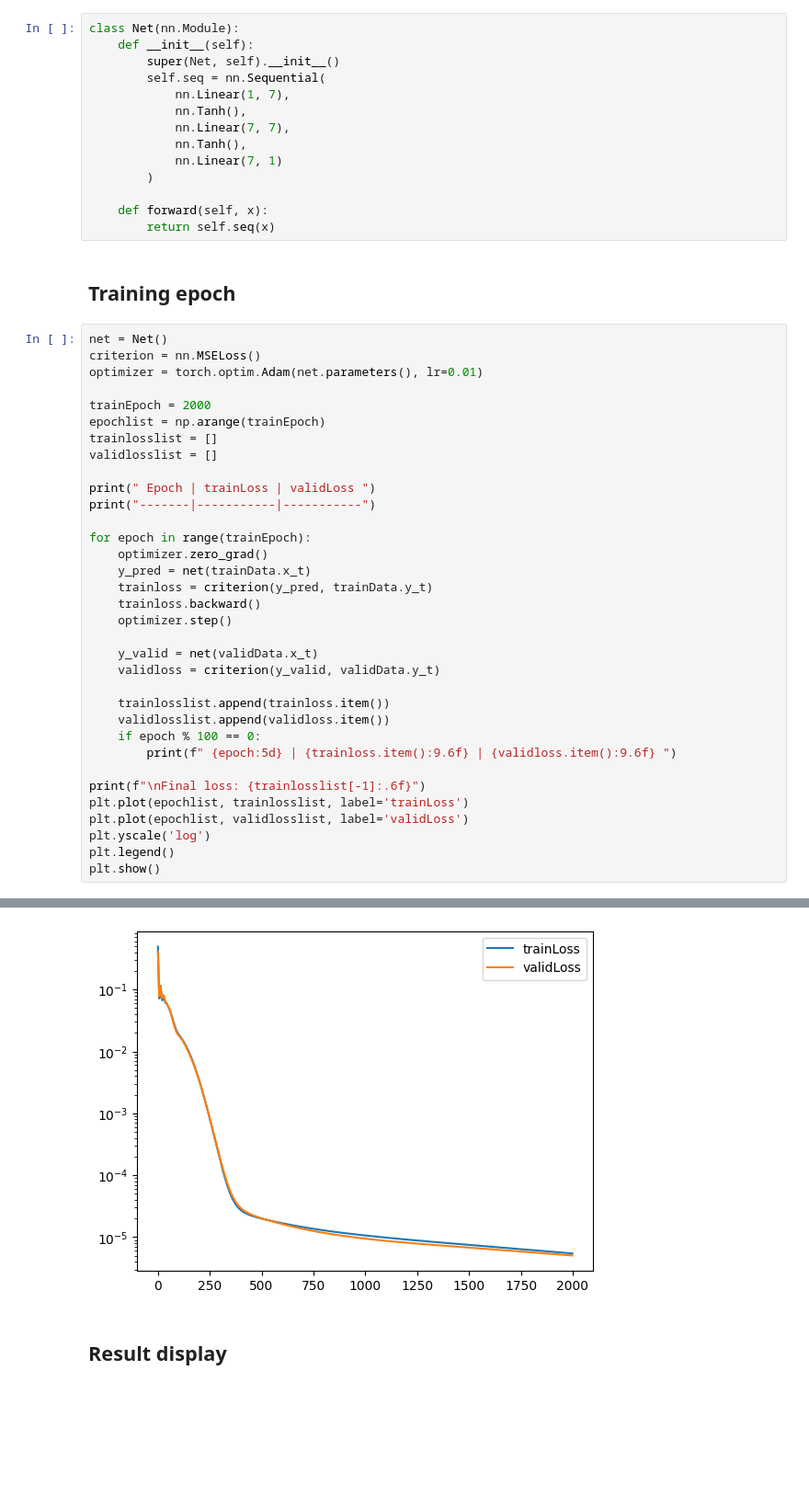
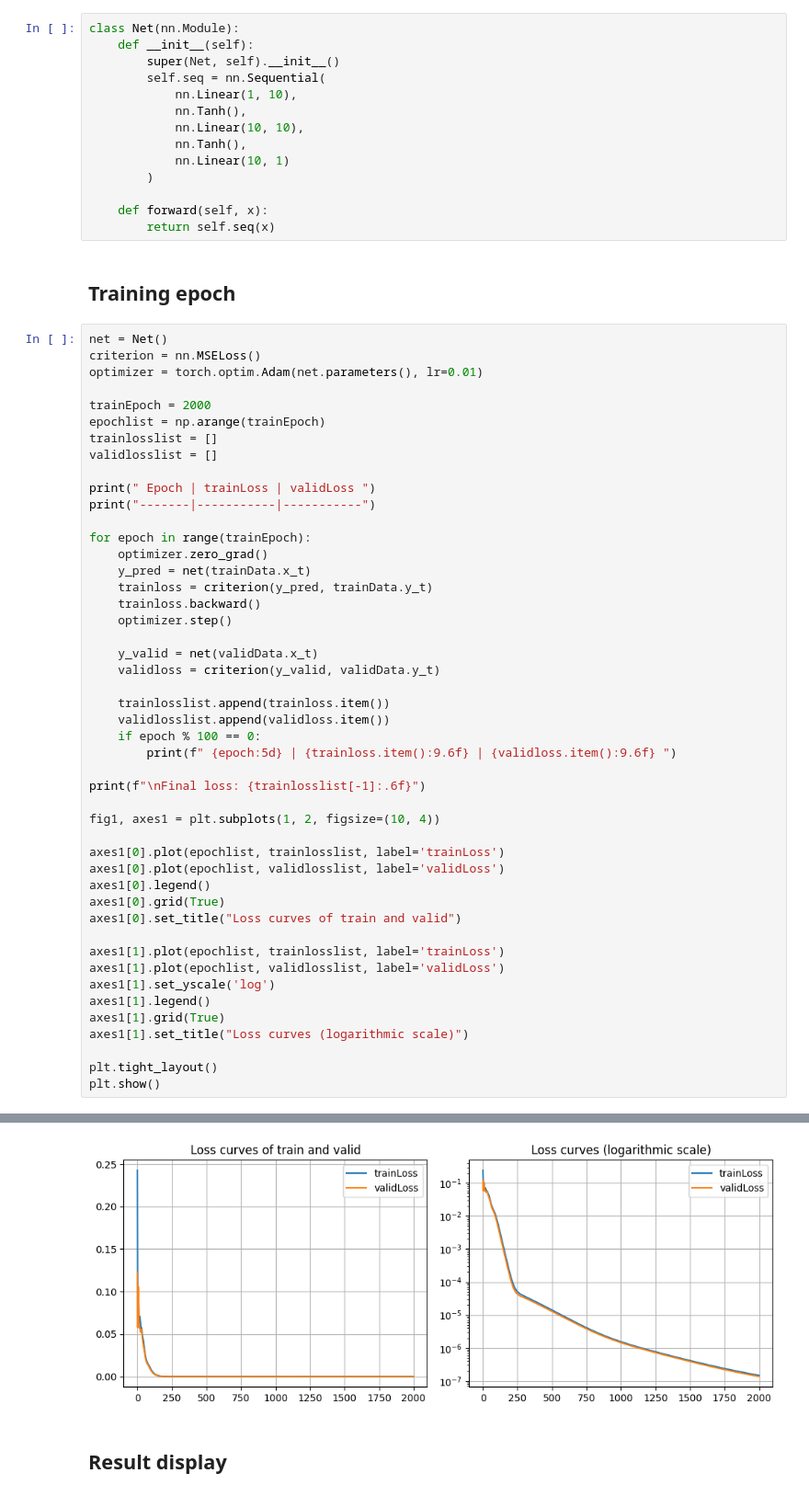
Before and after one commit to hirasawahaonycu/2025_machine_learning, a Jupyter notebook: Week_2/asm2_prog.ipynb, the cells around one changed output, grey strips where cells are left out. Shown: that part at 92% size. Saved outputs shown, nothing was run; the diff lists cells and outputs as text; blank space fills up the shorter version.

```diff
--- a/Week_2/asm2_prog.ipynb
+++ b/Week_2/asm2_prog.ipynb
@@ -36,11 +36,11 @@ class Net(nn.Module):
     def __init__(self):
         super(Net, self).__init__()
         self.seq = nn.Sequential(
-            nn.Linear(1, 7),
+            nn.Linear(1, 10),
             nn.Tanh(),
-            nn.Linear(7, 7),
+            nn.Linear(10, 10),
             nn.Tanh(),
-            nn.Linear(7, 1)
+            nn.Linear(10, 1)
         )
 
     def forward(self, x):
@@ -76,10 +76,23 @@ for epoch in range(trainEpoch):
         print(f" {epoch:5d} | {trainloss.item():9.6f} | {validloss.item():9.6f} ")
 
 print(f"\nFinal loss: {trainlosslist[-1]:.6f}")
-plt.plot(epochlist, trainlosslist, label='trainLoss')
-plt.plot(epochlist, validlosslist, label='validLoss')
-plt.yscale('log')
-plt.legend()
+
+fig1, axes1 = plt.subplots(1, 2, figsize=(10, 4))
+
+axes1[0].plot(epochlist, trainlosslist, label='trainLoss')
+axes1[0].plot(epochlist, validlosslist, label='validLoss')
+axes1[0].legend()
+axes1[0].grid(True)
+axes1[0].set_title("Loss curves of train and valid")
+
+axes1[1].plot(epochlist, trainlosslist, label='trainLoss')
+axes1[1].plot(epochlist, validlosslist, label='validLoss')
+axes1[1].set_yscale('log')
+axes1[1].legend()
+axes1[1].grid(True)
+axes1[1].set_title("Loss curves (logarithmic scale)")
+
+plt.tight_layout()
 plt.show()
 # %% [output]
  Epoch | trainLoss | validLoss
@@ -102,4 +115,4 @@ Final loss: 0.000005
-[figure, old version]
+[figure, new version]
 # %% [markdown]
 ## Result display
 # %%
```
Also changed, not shown: parts of 2 cells of this notebook, 1 other file.
